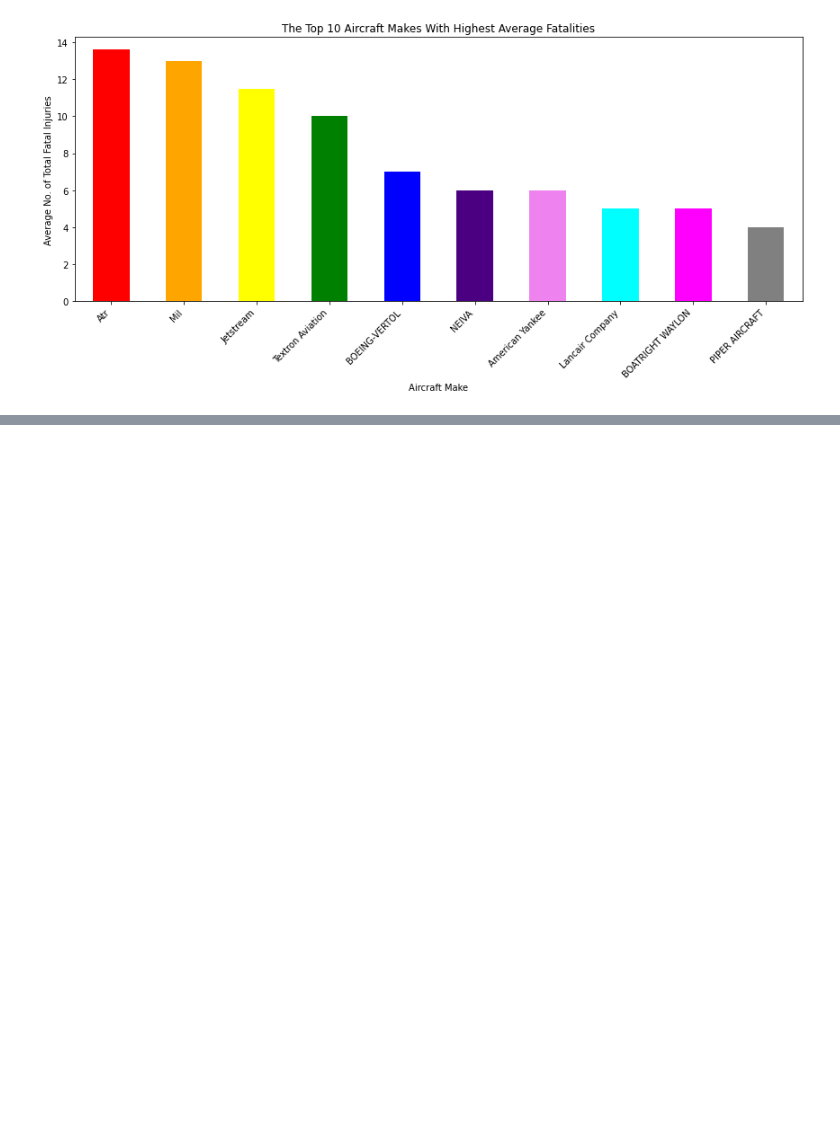
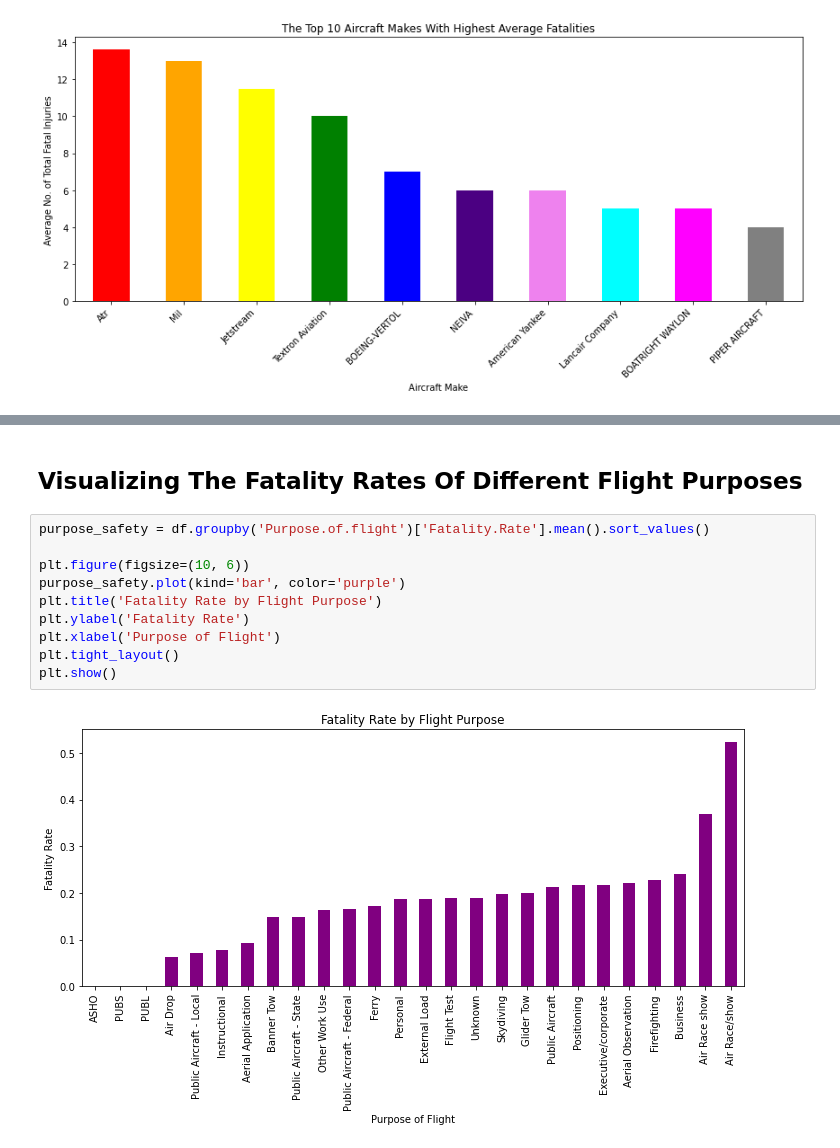
Before and after one commit to georgekuria-crypto/dsc-phase-1-project-v3, a Jupyter notebook: student.ipynb, the cells around one changed output, grey strips where cells are left out. Drawn from its saved outputs; the diff is of its cells as text; blank space fills up the shorter version.

```diff
--- a/student.ipynb
+++ b/student.ipynb
@@ -463,0 +511,14 @@ plt.show()
+# %% [markdown]
+## Visualizing The Fatality Rates Of Different Flight Purposes
+# %%
+purpose_safety = df.groupby('Purpose.of.flight')['Fatality.Rate'].mean().sort_values()
+
+plt.figure(figsize=(10, 6))
+purpose_safety.plot(kind='bar', color='purple')
+plt.title('Fatality Rate by Flight Purpose')
+plt.ylabel('Fatality Rate')
+plt.xlabel('Purpose of Flight')
+plt.tight_layout()
+plt.show()
+# %% [output]
+[figure, added]
```
Also changed, not shown: parts of 36 cells of this notebook, 1 other file.
